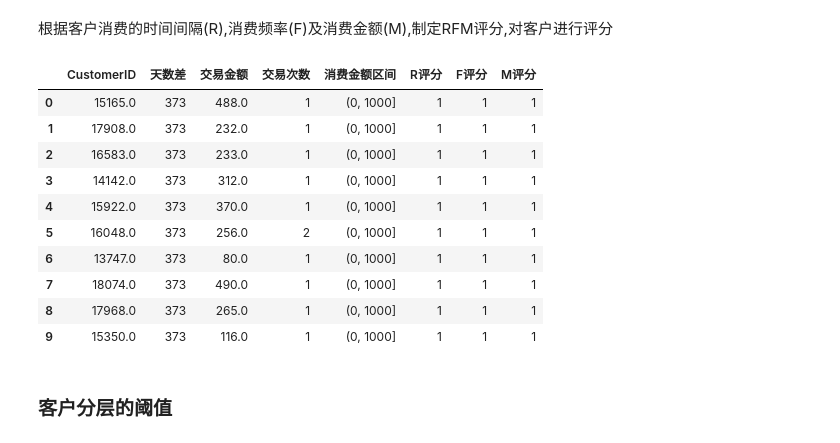
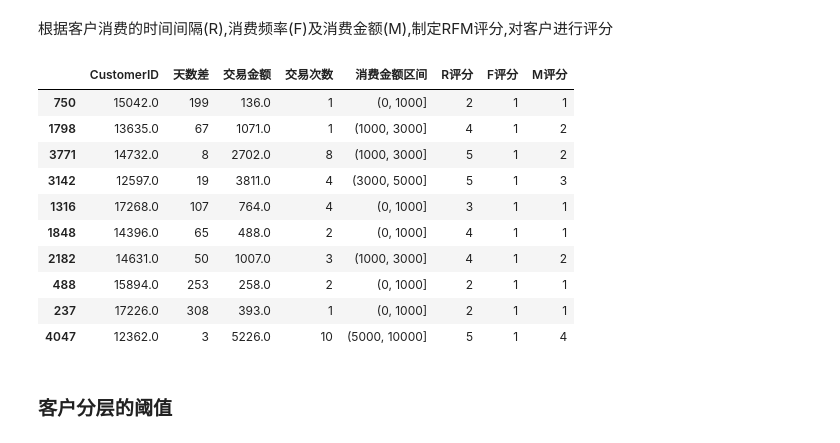
Before and after one commit to chriswong94/python-projects, a Jupyter notebook: 电商平台用户行为分析/EDA & Visualization.ipynb, the cells around one changed output. Cells and saved outputs as stored; diff of their text form; code cells hidden in the pictures.

```diff
--- a/电商平台用户行为分析/EDA & Visualization.ipynb
+++ b/电商平台用户行为分析/EDA & Visualization.ipynb
@@ -198,19 +216,19 @@ df_result['R评分'] = df_result['天数差'].apply(lambda x: R_critic(x))
 df_result['F评分'] = df_result['交易次数'].apply(lambda x: F_critic(x))
 df_result['M评分'] = df_result['交易金额'].apply(lambda x: M_critic(x))
 # %%
-df_result.head(10)
+df_result.sample(10)
 # %% [output]
 |  | CustomerID | 天数差 | 交易金额 | 交易次数 | 消费金额区间 | R评分 | F评分 | M评分 |
-| 0 | 15165.0 | 373 | 488.0 | 1 | (0, 1000] | 1 | 1 | 1 |
-| 1 | 17908.0 | 373 | 232.0 | 1 | (0, 1000] | 1 | 1 | 1 |
-| 2 | 16583.0 | 373 | 233.0 | 1 | (0, 1000] | 1 | 1 | 1 |
-| 3 | 14142.0 | 373 | 312.0 | 1 | (0, 1000] | 1 | 1 | 1 |
-| 4 | 15922.0 | 373 | 370.0 | 1 | (0, 1000] | 1 | 1 | 1 |
-| 5 | 16048.0 | 373 | 256.0 | 2 | (0, 1000] | 1 | 1 | 1 |
-| 6 | 13747.0 | 373 | 80.0 | 1 | (0, 1000] | 1 | 1 | 1 |
-| 7 | 18074.0 | 373 | 490.0 | 1 | (0, 1000] | 1 | 1 | 1 |
-| 8 | 17968.0 | 373 | 265.0 | 1 | (0, 1000] | 1 | 1 | 1 |
-| 9 | 15350.0 | 373 | 116.0 | 1 | (0, 1000] | 1 | 1 | 1 |
+| 750 | 15042.0 | 199 | 136.0 | 1 | (0, 1000] | 2 | 1 | 1 |
+| 1798 | 13635.0 | 67 | 1071.0 | 1 | (1000, 3000] | 4 | 1 | 2 |
+| 3771 | 14732.0 | 8 | 2702.0 | 8 | (1000, 3000] | 5 | 1 | 2 |
+| 3142 | 12597.0 | 19 | 3811.0 | 4 | (3000, 5000] | 5 | 1 | 3 |
+| 1316 | 17268.0 | 107 | 764.0 | 4 | (0, 1000] | 3 | 1 | 1 |
+| 1848 | 14396.0 | 65 | 488.0 | 2 | (0, 1000] | 4 | 1 | 1 |
+| 2182 | 14631.0 | 50 | 1007.0 | 3 | (1000, 3000] | 4 | 1 | 2 |
+| 488 | 15894.0 | 253 | 258.0 | 2 | (0, 1000] | 2 | 1 | 1 |
+| 237 | 17226.0 | 308 | 393.0 | 1 | (0, 1000] | 2 | 1 | 1 |
+| 4047 | 12362.0 | 3 | 5226.0 | 10 | (5000, 10000] | 5 | 1 | 4 |
 # %% [markdown]
 ### 客户分层的阈值
 # %% [markdown]
```
Also changed, not shown: parts of 9 cells of this notebook, 1 other file.
